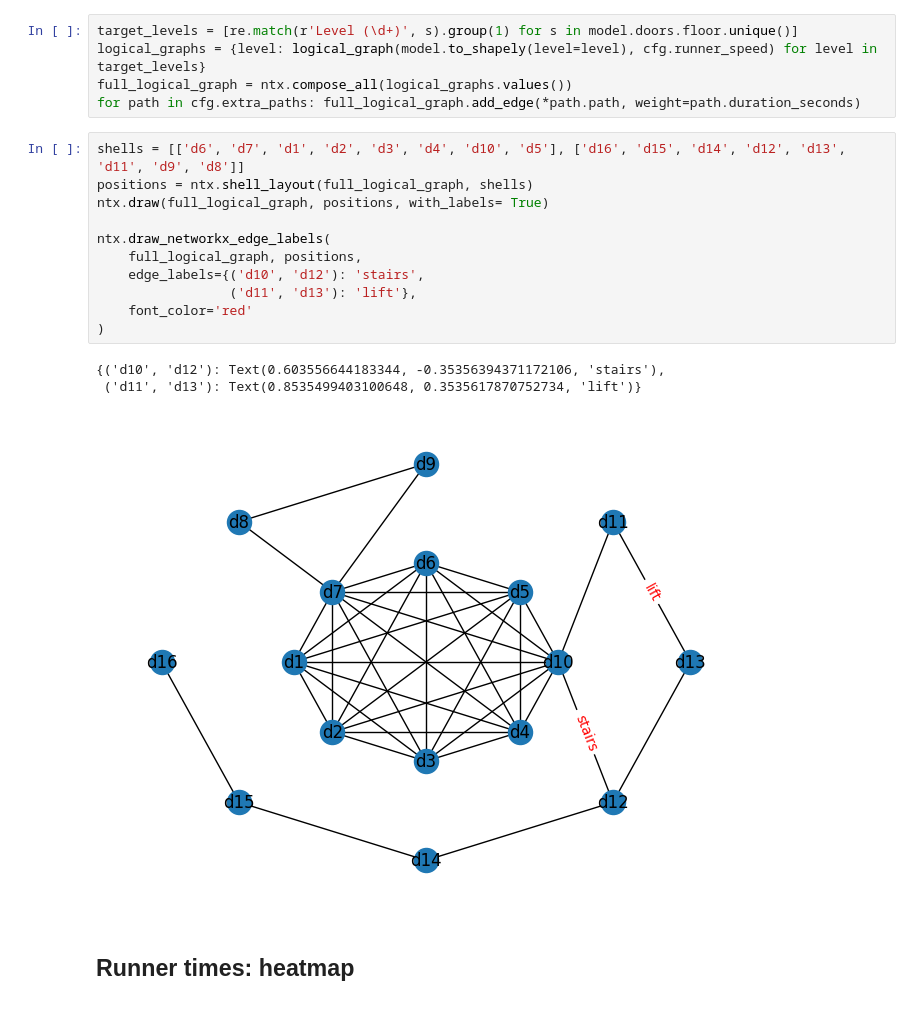
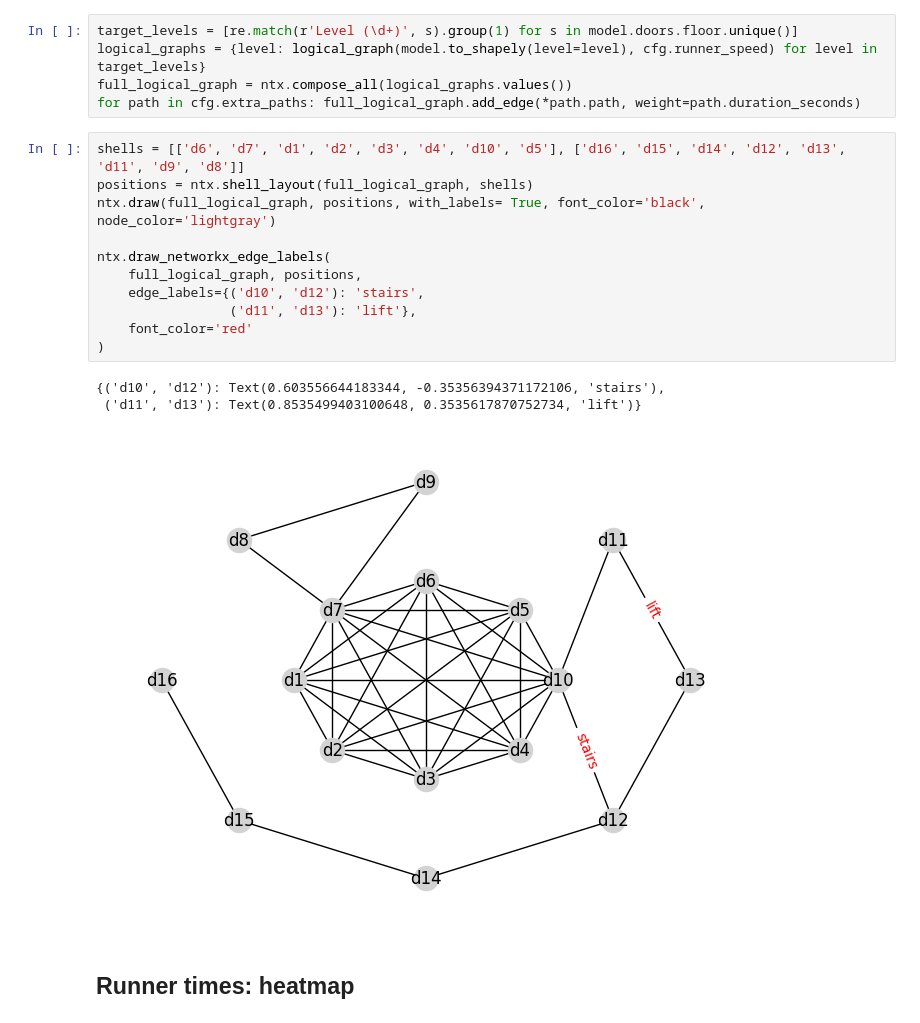
Before and after one commit to yinchi/histopath-bim-des, a Jupyter notebook: notebooks/runner_times_base.ipynb, the cells around one changed output. Drawn from its saved outputs; the diff is of its cells as text.

```diff
--- a/notebooks/runner_times_base.ipynb
+++ b/notebooks/runner_times_base.ipynb
@@ -72,18 +72,18 @@ for path in cfg.extra_paths: full_logical_graph.add_edge(*path.path, weight=path
 # %%
 shells = [['d6', 'd7', 'd1', 'd2', 'd3', 'd4', 'd10', 'd5'], ['d16', 'd15', 'd14', 'd12', 'd13', 'd11', 'd9', 'd8']]
 positions = ntx.shell_layout(full_logical_graph, shells)
-ntx.draw(full_logical_graph, positions, with_labels= True)
+ntx.draw(full_logical_graph, positions, with_labels= True, font_color='black', node_color='lightgray')
 
 ntx.draw_networkx_edge_labels(
     full_logical_graph, positions,
     edge_labels={('d10', 'd12'): 'stairs',
                  ('d11', 'd13'): 'lift'},
     font_color='red'
 )
 # %% [output]
 {('d10', 'd12'): Text(0.603556644183344, -0.35356394371172106, 'stairs'),
  ('d11', 'd13'): Text(0.8535499403100648, 0.3535617870752734, 'lift')}
-[figure, old version]
+[figure, new version]
 # %% [markdown]
 ## Runner times: heatmap
 # %%
```
Also changed, not shown: parts of 3 cells of this notebook, 5 other files.
